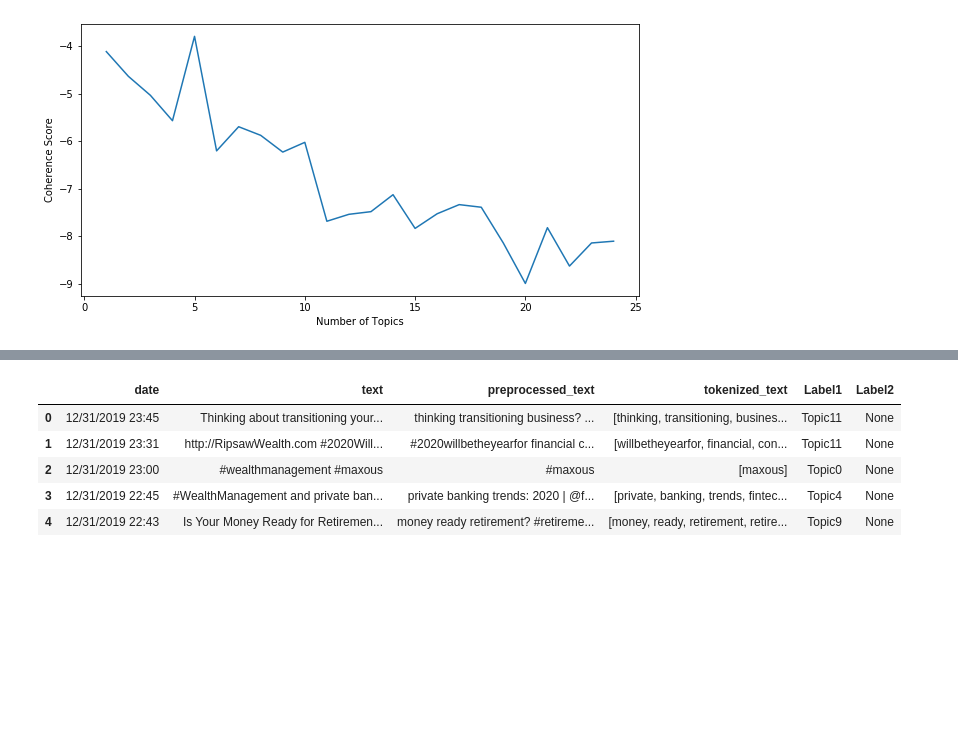
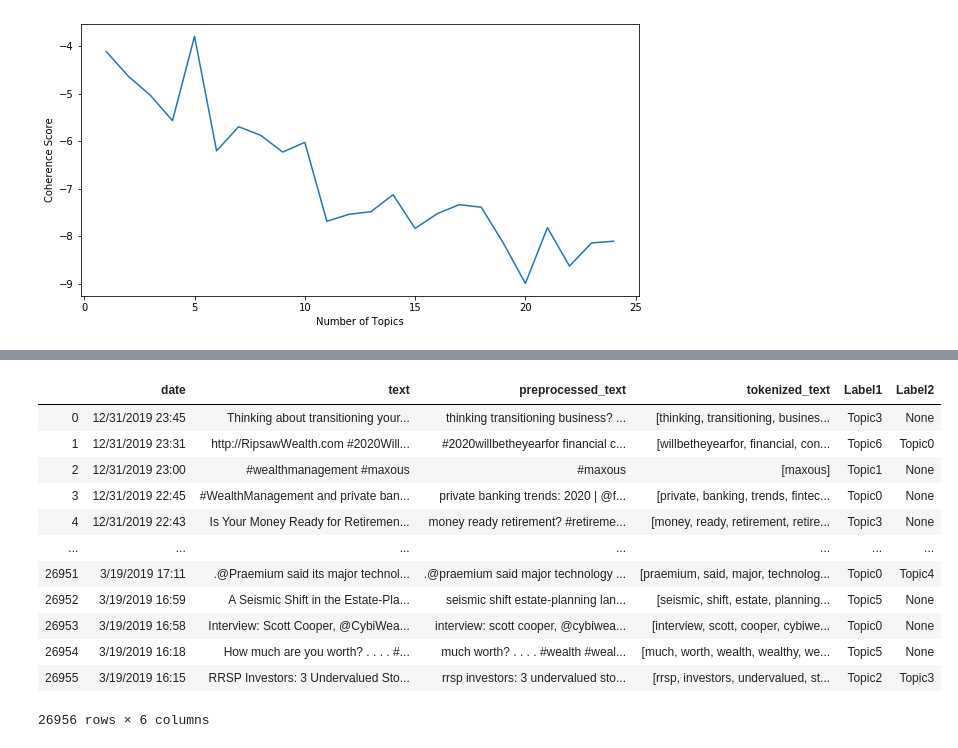
Before and after one commit to adityabaser/Morgan-Stanley-Sentiment-Analysis, a Jupyter notebook: Topicmodeling-wealthmanagement .ipynb, the cells around one changed output, grey strips where cells are left out. Saved outputs shown, nothing was run; the diff lists cells and outputs as text; code cells hidden in the pictures; blank space fills up the shorter version.

```diff
--- a/Topicmodeling-wealthmanagement .ipynb
+++ b/Topicmodeling-wealthmanagement .ipynb
@@ -33,0 +16,9 @@ df_tweets
+# %%
+df_tweets = df[["date","text","retweets"]]
+df_tweets = df_tweets.dropna()
+l1= df_tweets["text"].values
+for i in range(len(l1)):
+    l1[i] = (l1[i]+' ')*(int(df_tweets["retweets"].values[i]+1))
+df_tweets["text"] =  l1
+df_tweets = df_tweets[["date","text"]]
+df_tweets
@@ -60,11 +65,11 @@ def clean_tweets(df=df_tweets,
 
     # filter out stop words and URLs
     en_stop_words = stopwords.words('english')
-    extended_words = ['&amp;', 'rt','th','co', 're', 've', 'kim', 'daca', '#wealthmanagement', 'wealthmanagement', 'de', 'la', 'en', 'ria', 'di', 'el', 'ask', 'un', 'con', 'per', 'del', 'help', 'you', 'via', 'us', 'gt', 'ai', 'cx']
+    extended_words = ['&amp;', 'rt','th','co', 're', 've', 'kim', 'daca', '#wealthmanagement', 'wealthmanagement', 'de', 'la', 'en', 'day', 'di', 'el', 'ask', 'un', 'con', 'per', 'del', 'help', 'you', 'via', 'us', 'gt', 'ai', 'cx', 'you', 'time', 'make', 'get', 'one', 'uk']
     en_stop_words.extend(extended_words)
     en_stop_words = set(en_stop_words)
     url_re = '(https?:\/\/(?:www\.|(?!www))[a-zA-Z0-9][a-zA-Z0-9-]+[a-zA-Z0-9]\.[^\s]{2,}|www\.[a-zA-Z0-9][a-zA-Z0-9-]+[a-zA-Z0-9]\.[^\s]{2,}|https?:\/\/(?:www\.|(?!www))[a-zA-Z0-9]+\.[^\s]{2,}|www\.[a-zA-Z0-9]+\.[^\s]{2,})'
-    df_copy['preprocessed_' + tweet_col] = df_copy['preprocessed_' + tweet_col].apply(lambda row: ' '.join([word for word in row.split() if (not word in en_stop_words) and (not re.match(url_re, word))]))
+    df_copy['preprocessed_' + tweet_col] = df_copy['preprocessed_' + tweet_col].apply(lambda row: ' '.join([word.strip() for word in row.split() if (not word.strip() in en_stop_words) and (not re.match(url_re, word.strip()))]))
 
     # tokenize the tweets
     tokenizer = RegexpTokenizer('[a-zA-Z]\w+\'?\w*')
@@ -131,7 +136,7 @@ plt.ylabel("Coherence Score");
 # %% [output]
 [figure]
 # %%
-k = 13
+k = 8
 tweets_lda = LdaModel(tweets_corpus, num_topics = k, id2word = tweets_dictionary, passes=10)
 
 def plot_top_words(lda=tweets_lda, nb_topics=k, nb_words=10):
@@ -161,7 +166,7 @@ for i in range(len(df_tweets_clean)):
     x.sort(key=lambda x:x[1], reverse = True)
     list1.append('Topic'+str(x[0][0]))
     try:
-        if x[1][1] > 0.3:
+        if x[1][1] > 0.25:
             list2.append('Topic'+str(x[1][0]))
         else:
             list2.append(None)
@@ -174,11 +175,18 @@ print(len(list1),len(list2))
 # %%
 df_tweets_clean["Label1"] = list1
 df_tweets_clean["Label2"] = list2
-df_tweets_clean.head()
+df_tweets_clean
 # %% [output]
 |  | date | text | preprocessed_text | tokenized_text | Label1 | Label2 |
-| 0 | 12/31/2019 23:45 | Thinking about transitioning your... | thinking transitioning business? ... | [thinking, transitioning, busines... | Topic11 | None |
-| 1 | 12/31/2019 23:31 | http://RipsawWealth.com #2020Will... | #2020willbetheyearfor financial c... | [willbetheyearfor, financial, con... | Topic11 | None |
-| 2 | 12/31/2019 23:00 | #wealthmanagement #maxous | #maxous | [maxous] | Topic0 | None |
-| 3 | 12/31/2019 22:45 | #WealthManagement and private ban... | private banking trends: 2020 | @f... | [private, banking, trends, fintec... | Topic4 | None |
-| 4 | 12/31/2019 22:43 | Is Your Money Ready for Retiremen... | money ready retirement? #retireme... | [money, ready, retirement, retire... | Topic9 | None |
+| 0 | 12/31/2019 23:45 | Thinking about transitioning your... | thinking transitioning business? ... | [thinking, transitioning, busines... | Topic3 | None |
+| 1 | 12/31/2019 23:31 | http://RipsawWealth.com #2020Will... | #2020willbetheyearfor financial c... | [willbetheyearfor, financial, con... | Topic6 | Topic0 |
+| 2 | 12/31/2019 23:00 | #wealthmanagement #maxous | #maxous | [maxous] | Topic1 | None |
+| 3 | 12/31/2019 22:45 | #WealthManagement and private ban... | private banking trends: 2020 | @f... | [private, banking, trends, fintec... | Topic0 | None |
+| 4 | 12/31/2019 22:43 | Is Your Money Ready for Retiremen... | money ready retirement? #retireme... | [money, ready, retirement, retire... | Topic3 | None |
+| ... | ... | ... | ... | ... | ... | ... |
+| 26951 | 3/19/2019 17:11 | .@Praemium said its major technol... | .@praemium said major technology ... | [praemium, said, major, technolog... | Topic0 | Topic4 |
+| 26952 | 3/19/2019 16:59 | A Seismic Shift in the Estate-Pla... | seismic shift estate-planning lan... | [seismic, shift, estate, planning... | Topic5 | None |
+| 26953 | 3/19/2019 16:58 | Interview: Scott Cooper, @CybiWea... | interview: scott cooper, @cybiwea... | [interview, scott, cooper, cybiwe... | Topic0 | None |
+| 26954 | 3/19/2019 16:18 | How much are you worth? . . . . #... | much worth? . . . . #wealth #weal... | [much, worth, wealth, wealthy, we... | Topic5 | None |
+| 26955 | 3/19/2019 16:15 | RRSP Investors: 3 Undervalued Sto... | rrsp investors: 3 undervalued sto... | [rrsp, investors, undervalued, st... | Topic2 | Topic3 |
+26956 rows × 6 columns
```
Also changed, not shown: parts of 23 cells of this notebook, 1 other file.
